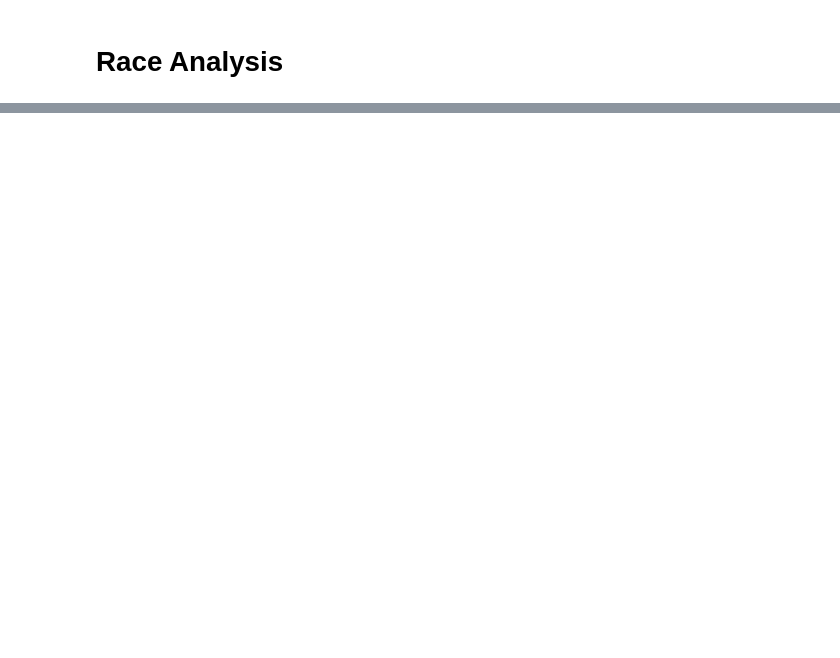
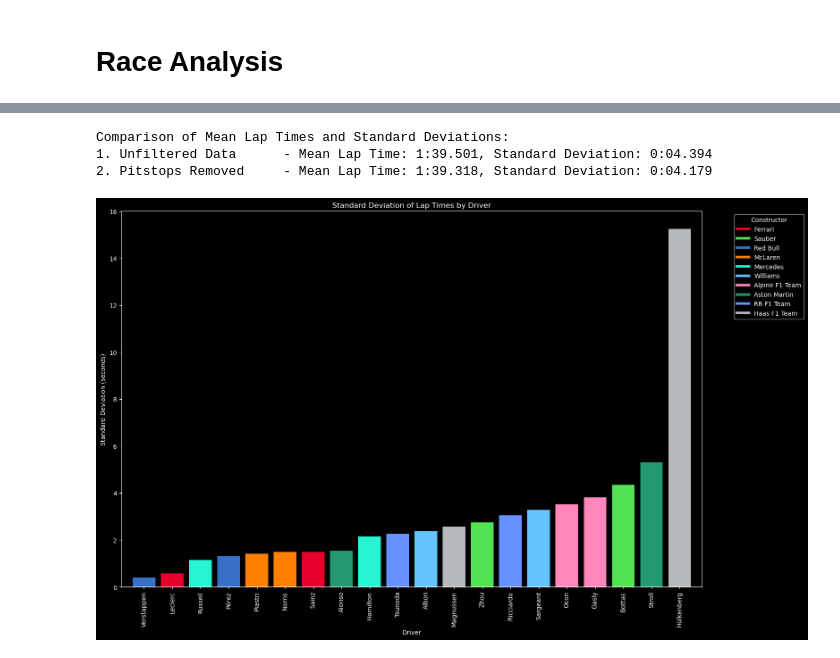
Before and after one commit to jakmate/F1DataAnalysis, a Jupyter notebook: bahrain.ipynb, the cells around one changed output, grey strips where cells are left out. Cells and saved outputs as stored; diff of their text form; code cells hidden in the pictures; blank space fills up the shorter version.

```diff
--- a/bahrain.ipynb
+++ b/bahrain.ipynb
@@ -150,0 +158,7 @@ plotMeanLapTimes(combined_stats, constructor_colors)
+# %%
+stats = adjustedLapTimes.groupby(['driverId', 'firstName', 'lastName']).agg(
+    meanTimeMs=('timeMs', 'mean'),
+    stdTimeMs=('timeMs', 'std')
+).reset_index()
+stats['meanTime'] = stats['meanTimeMs'].apply(convertToTimeFormat)
+stats['stdTime'] = stats['stdTimeMs'].apply(convertToTimeFormat)
@@ -150,0 +186,23 @@ plotMeanLapTimes(combined_stats, constructor_colors)
+# %%
+print("\nComparison of Mean Lap Times and Standard Deviations:")
+print(f"1. Unfiltered Data      - Mean Lap Time: {meanLapTime}, Standard Deviation: {stdLapTime}")
+print(f"2. Pitstops Removed     - Mean Lap Time: {meanLapTimeNoPitstops}, Standard Deviation: {stdLapTimeNoPitstops}")
+# %% [output]
+Comparison of Mean Lap Times and Standard Deviations:
+1. Unfiltered Data      - Mean Lap Time: 1:39.501, Standard Deviation: 0:04.394
+2. Pitstops Removed     - Mean Lap Time: 1:39.318, Standard Deviation: 0:04.179
+# %%
+def calculateDriverStats(df, label):
+    stats = df.groupby(['driverId', 'firstName', 'lastName', 'constructor'])['timeMs'].agg(['mean', 'std']).reset_index()
+    stats.columns = ['driverId', 'firstName', 'lastName', 'constructor', f'{label}Mean', f'{label}Std']
+    return stats
+# %%
+baseStats = calculateDriverStats(mergedRaceDf, 'base')
+adjustedStats = calculateDriverStats(adjustedLapTimes, 'adjusted')
+# %%
+combinedStats = pd.merge(baseStats, adjustedStats, on=['driverId', 'firstName', 'lastName', 'constructor'])
+finalStats = combinedStats[['firstName', 'lastName', 'constructor', 'baseMean', 'baseStd', 'adjustedMean', 'adjustedStd']]
+# %%
+plotStdDevLapTimes(finalStats, constructorColors)
+# %% [output]
+[figure, added]
```
Also changed, not shown: parts of 46 cells of this notebook, 8 other files.
